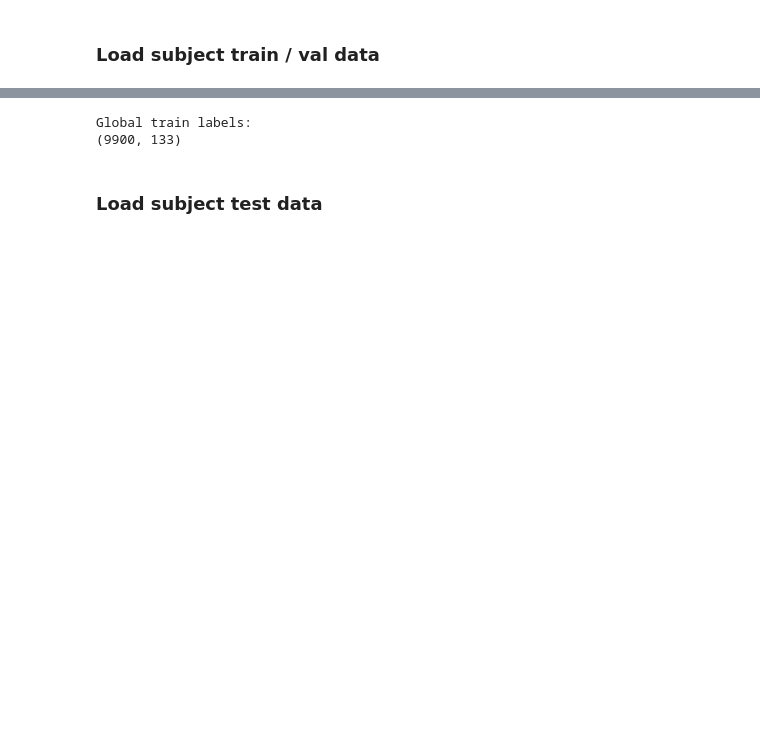
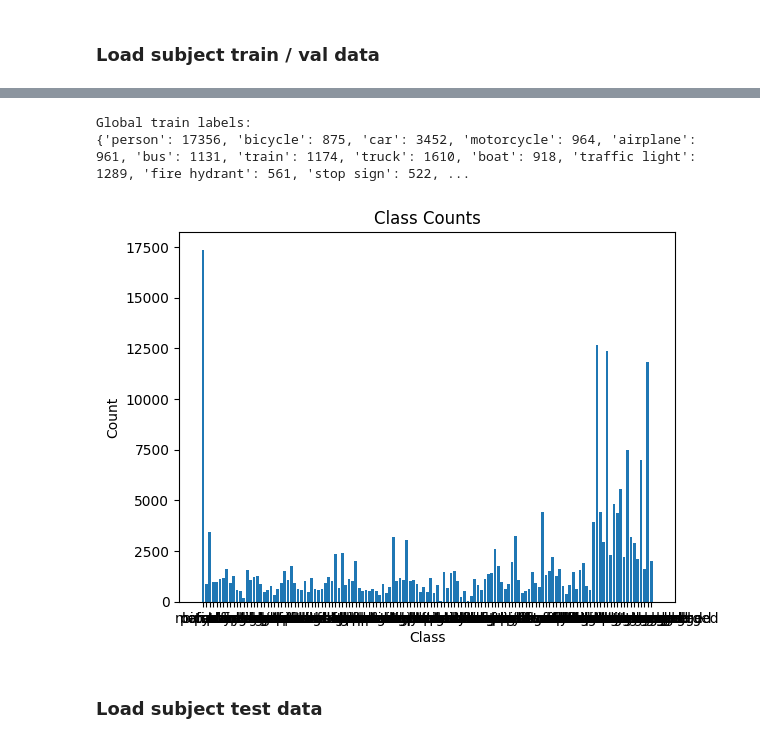
Before and after one commit to A-Ariyanuchitkul/G20_ML2023, a Jupyter notebook: project.ipynb, the cells around one changed output, grey strips where cells are left out. Cells and saved outputs as stored; diff of their text form; code cells hidden in the pictures; blank space fills up the shorter version.

Commit message:
Applied ROI mask. Trained once. The best model is saved. Show counts of every label.

```diff
--- a/project.ipynb
+++ b/project.ipynb
@@ -44,5 +55,5 @@ if gpus:
 # %%
-ROOT_FILE_PATH = "/Volumes/ESD-USB/files/2023-Machine-Learning-Dataset"
+ROOT_FILE_PATH = "../REAL"
 AREAS = ["prf-visualrois", "floc-bodies", "floc-faces", "floc-places", "floc-words", "streams", "all-vertices"]
 MASK_KEYS = ["lh.fsaverage_space", "rh.fsaverage_space", "lh.space", "rh.space", "mapping"]
 # %%
@@ -205,7 +242,7 @@ class ReadObject:
 
     return (labels_train, labels_val), (fmri_l_train, fmri_l_val), (fmri_r_train, fmri_r_val), (images_train, images_val), (idx_train, idx_val)
 # %%
-SUBJ_LIST = ["subj01", "subj02", "subj03", "subj04", "subj05", "subj06", "subj07", "subj08"]
+SUBJ_LIST = ["subj01", "subj02",  "subj04", "subj05", "subj06", "subj07", "subj08"]#"subj03",
 # %%
 def min_max_normalize(data, min=0, max=1, dtype='float32'):
 
@@ -242,7 +279,7 @@ global_train_count = None
 global_val_count = None
 
 load_mode= 'train'
-subject_count = 2
+subject_count = 7
 
 image_mode = "gray"
 image_count = -1 # -1 for all or 0 for none or > 2 for images
@@ -258,6 +295,7 @@ for sub in SUBJ_LIST[:subject_count]:
   sub_obj = ReadObject(sub)
   label_names, image_labels, masks, fmri, images = sub_obj.load(mode=load_mode, load_images=load_images, image_count=image_count)
 
+  fmri = ApplyRoiMask("V1v", fmri, masks)
   global_labels_name = label_names if global_labels_name is None else global_labels_name
 
   count = None if images is None else images.shape[0]
@@ -280,6 +318,7 @@ for sub in SUBJ_LIST[:subject_count]:
     print(f"labels_val  shape: {labels_val.shape}")
     global_labels_val = labels_val if global_labels_val is None else np.vstack((global_labels_val, labels_val))
 
+  print(fmri_l_train.shape)
   if fit_fmri_dimension:
     additional_rows = np.zeros(shape=(fmri_l_train.shape[0], fit_fmri_target_size - fmri_l_train.shape[1]))
     fmri_l_train = np.concatenate((fmri_l_train, additional_rows), axis=1)
@@ -330,7 +369,7 @@ for sub in SUBJ_LIST[:subject_count]:
 
   # Free memory
   labels_train, labels_val, fmri_l_train, fmri_l_val, fmri_r_train, fmri_r_val, images_train, images_val = None, None, None, None, None, None, None, None
-  label_names, image_labels, masks, fmri = None, None, None, None
+  label_names, image_labels = None, None
   additional_rows = None
 
   print('')
@@ -382,12 +421,26 @@ Global train shapes:
 4950
 50
-# %%
-print(f'Global train labels:')
-global_Y_train_classification = global_labels_train
-print(global_Y_train_classification.shape)
-# %% [output]
-Global train labels:
-(9900, 133)
+# %%
+print(f'Global train labels:')
+global_Y_train_classification = global_labels_train
+count_categories = {}
+for i in range(len(global_labels_name)):
+    label_name = global_labels_name[i]
+    label_column = global_Y_train_classification[:, i]
+    count = np.sum(label_column)
+    count_categories[label_name] = count
+print(count_categories)
+
+labels, counts = zip(*count_categories.items())
+plt.bar(labels, counts)
+plt.title('Class Counts')
+plt.xlabel('Class')
+plt.ylabel('Count')
+plt.show()
+# %% [output]
+Global train labels:
+{'person': 17356, 'bicycle': 875, 'car': 3452, 'motorcycle': 964, 'airplane': 961, 'bus': 1131, 'train': 1174, 'truck': 1610, 'boat': 918, 'traffic light': 1289, 'fire hydrant': 561, 'stop sign': 522, ...
+[figure, added]
 # %% [markdown]
 ### Load subject test data
 # %%
```
Also changed, not shown: parts of 22 cells of this notebook.
